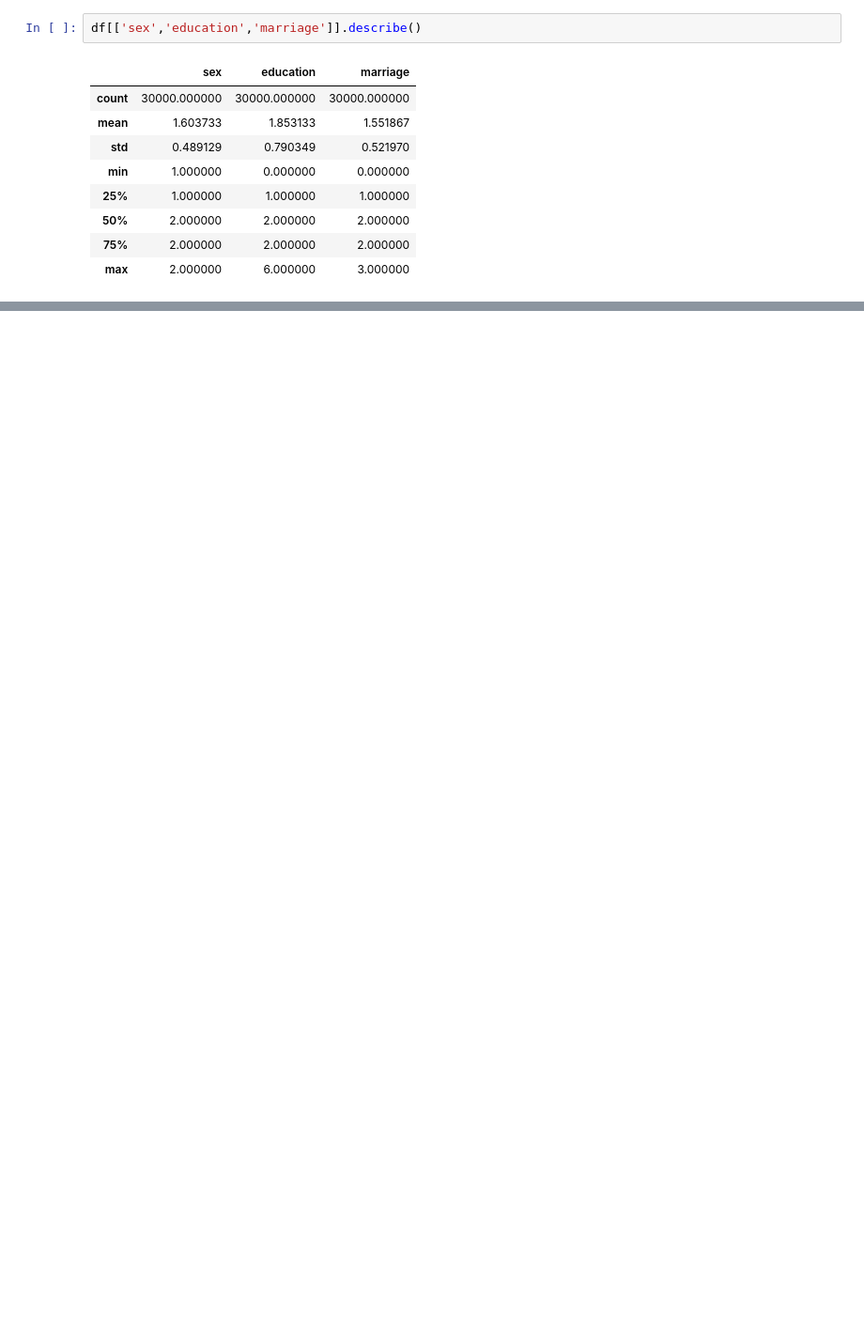
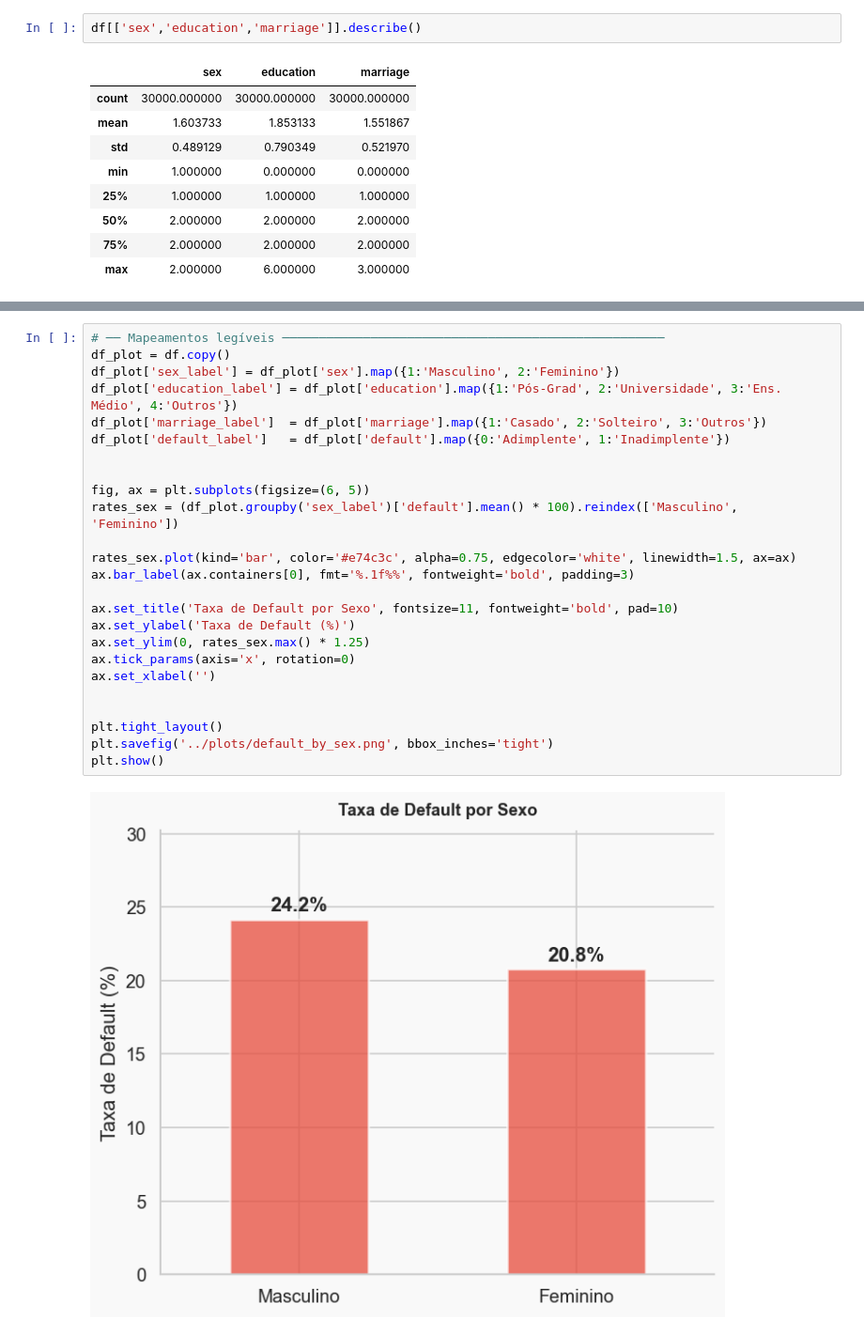
Before and after one commit to ASFischer/credit_risk, a Jupyter notebook: notebooks/eda.ipynb, the cells around one changed output, grey strips where cells are left out. Shown at 94% size. Cells and saved outputs as stored; diff of their text form; blank space fills up the shorter version.

```diff
--- a/notebooks/eda.ipynb
+++ b/notebooks/eda.ipynb
@@ -319,0 +185,27 @@ Looking at the correlation heatmap, we could take as a starting point that a col
+# %%
+# ── Mapeamentos legíveis ────────────────────────────────────────────────────
+df_plot = df.copy()
+df_plot['sex_label'] = df_plot['sex'].map({1:'Masculino', 2:'Feminino'})
+df_plot['education_label'] = df_plot['education'].map({1:'Pós-Grad', 2:'Universidade', 3:'Ens. Médio', 4:'Outros'})
+df_plot['marriage_label']  = df_plot['marriage'].map({1:'Casado', 2:'Solteiro', 3:'Outros'})
+df_plot['default_label']   = df_plot['default'].map({0:'Adimplente', 1:'Inadimplente'})
+
+
+fig, ax = plt.subplots(figsize=(6, 5))
+rates_sex = (df_plot.groupby('sex_label')['default'].mean() * 100).reindex(['Masculino', 'Feminino'])
+
+rates_sex.plot(kind='bar', color='#e74c3c', alpha=0.75, edgecolor='white', linewidth=1.5, ax=ax)
+ax.bar_label(ax.containers[0], fmt='%.1f%%', fontweight='bold', padding=3)
+
+ax.set_title('Taxa de Default por Sexo', fontsize=11, fontweight='bold', pad=10)
+ax.set_ylabel('Taxa de Default (%)')
+ax.set_ylim(0, rates_sex.max() * 1.25)
+ax.tick_params(axis='x', rotation=0)
+ax.set_xlabel('')
+
+
+plt.tight_layout()
+plt.savefig('../plots/default_by_sex.png', bbox_inches='tight')
+plt.show()
+# %% [output]
+[figure, added]
```
Also changed, not shown: parts of 45 cells of this notebook, 9 other files.
